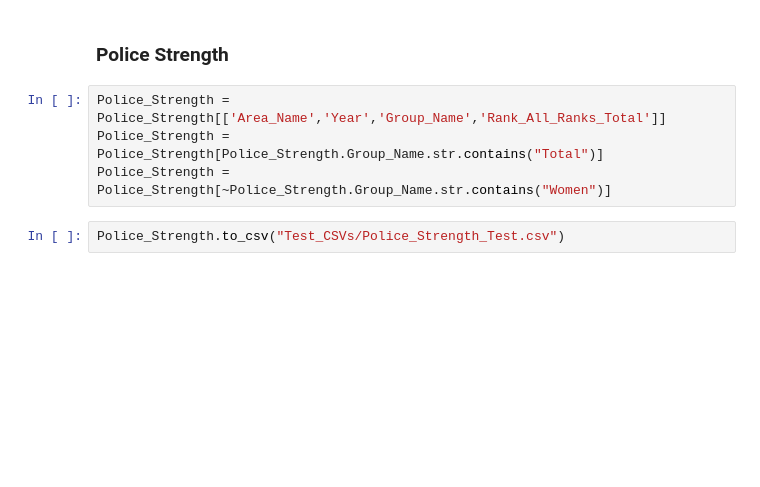
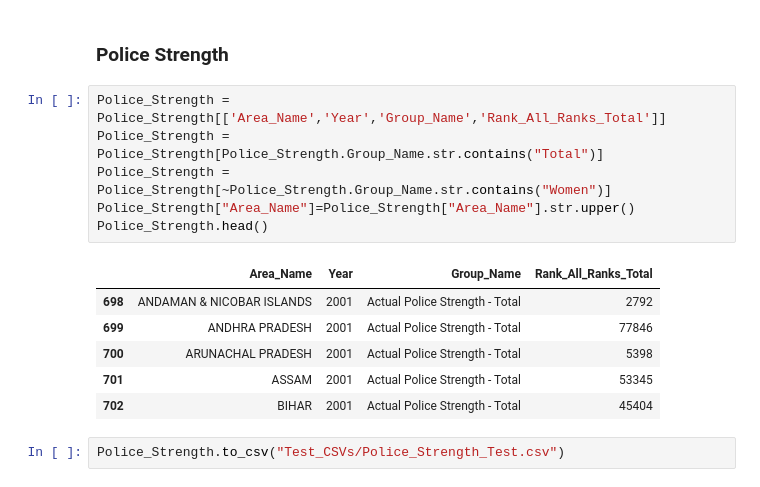
Before and after one commit to abhinav-sreekumar/DV, a Jupyter notebook: An Analysis on Crime and Police Strength.ipynb, the cells around one changed output. Drawn from its saved outputs; the diff is of its cells as text; blank space fills up the shorter version.

```diff
--- a/An Analysis on Crime and Police Strength.ipynb
+++ b/An Analysis on Crime and Police Strength.ipynb
@@ -147,7 +147,16 @@ Crimes_Against_Women.to_csv("Test_CSVs/Crimes_Against_Women_Test.csv")
 # %%
 Police_Strength = Police_Strength[['Area_Name','Year','Group_Name','Rank_All_Ranks_Total']]
 Police_Strength = Police_Strength[Police_Strength.Group_Name.str.contains("Total")]
 Police_Strength = Police_Strength[~Police_Strength.Group_Name.str.contains("Women")]
+Police_Strength["Area_Name"]=Police_Strength["Area_Name"].str.upper()
+Police_Strength.head()
+# %% [output]
+|  | Area_Name | Year | Group_Name | Rank_All_Ranks_Total |
+| 698 | ANDAMAN & NICOBAR ISLANDS | 2001 | Actual Police Strength - Total | 2792 |
+| 699 | ANDHRA PRADESH | 2001 | Actual Police Strength - Total | 77846 |
+| 700 | ARUNACHAL PRADESH | 2001 | Actual Police Strength - Total | 5398 |
+| 701 | ASSAM | 2001 | Actual Police Strength - Total | 53345 |
+| 702 | BIHAR | 2001 | Actual Police Strength - Total | 45404 |
 # %%
 Police_Strength.to_csv("Test_CSVs/Police_Strength_Test.csv")
 # %% [markdown]
```
Also changed, not shown: parts of 2 cells of this notebook, 2 other files.
